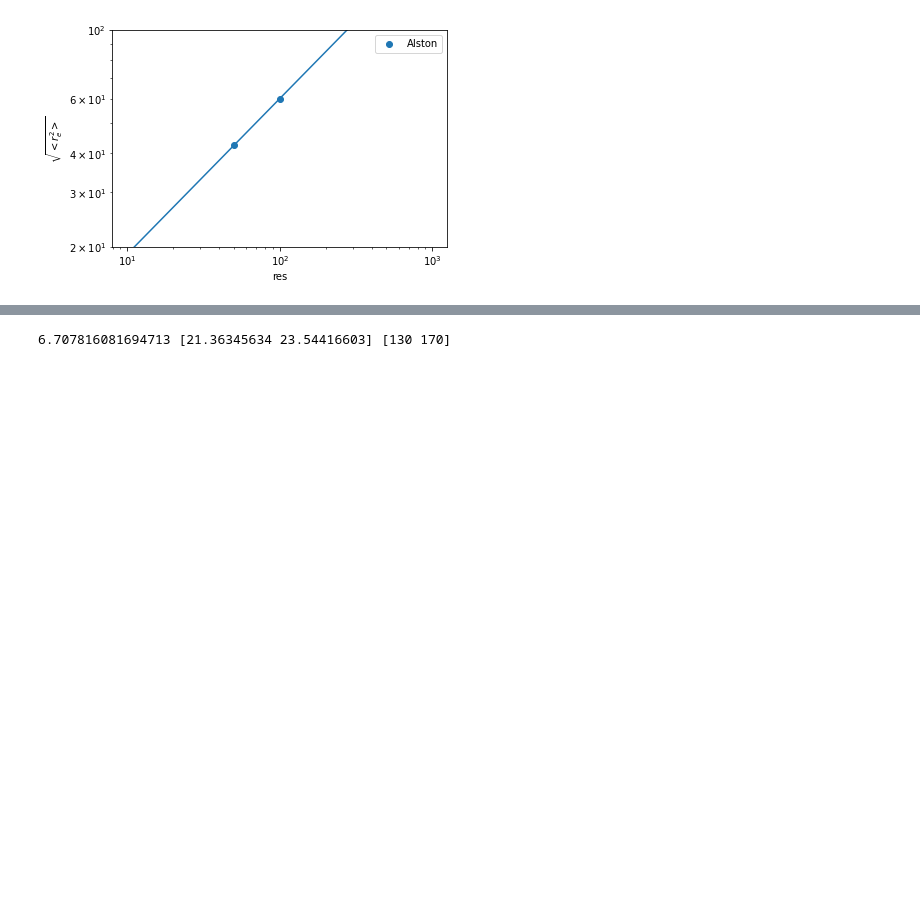
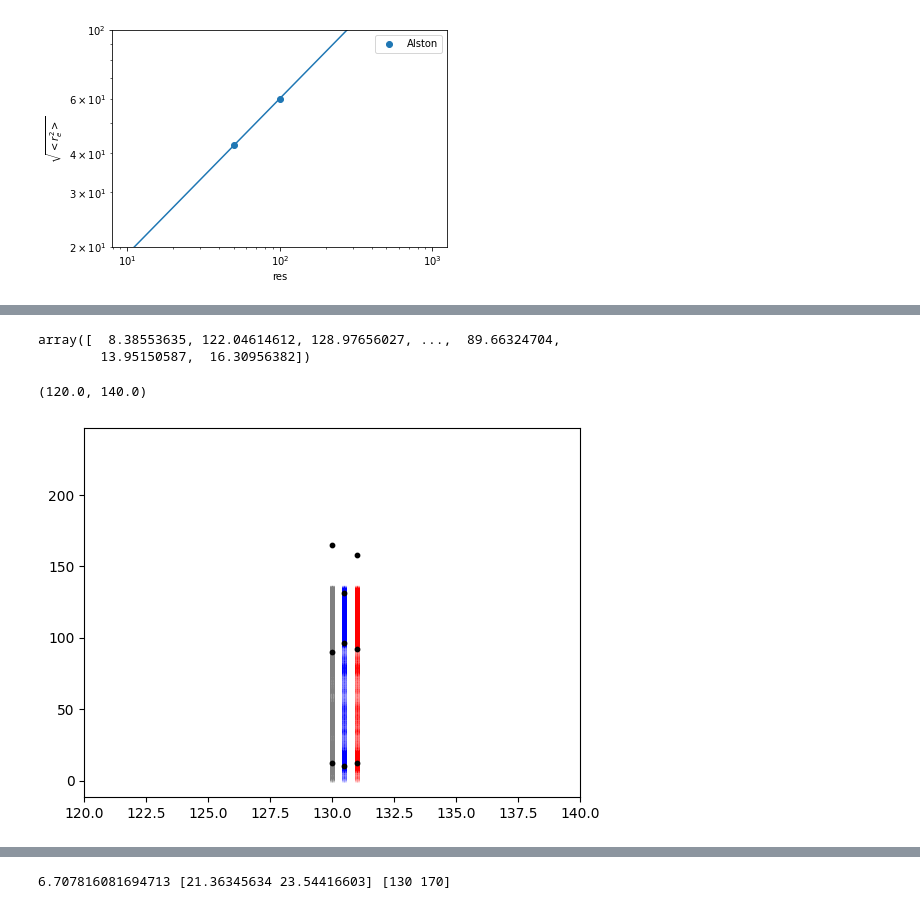
Before and after one commit to huskeypm/foldingML, a Jupyter notebook: ablim.ipynb, the cells around one changed output, grey strips where cells are left out. Drawn from its saved outputs; the diff is of its cells as text; code cells hidden in the pictures; blank space fills up the shorter version.

```diff
--- a/ablim.ipynb
+++ b/ablim.ipynb
@@ -419,0 +559,56 @@ AttributeError: module 'matplotlib.pylab' has no attribute 'set_xrange'
+# %%
+sampled['d']
+# %% [output]
+array([  8.38553635, 122.04614612, 128.97656027, ...,  89.66324704,
+        13.95150587,  16.30956382])
+# %%
+### sim 1 (using rv1, ev1) - Red
+n = 130
+#key = 'd'
+colors = ['gray','blue','red']
+w=0
+for key in sampled.keys():
+
+  data = sampled['d']
+  rv1 = np.zeros([2, np.shape(data)[0]])
+  v = n + w*0.5
+  rv1[0,:] = v
+  rv1[1,:] = data
+  col = colors[w]
+  w+=1
+
+
+  #plt.boxplot(data, positions=[130],whis=[5, 95], showfliers=False)
+
+  # Plot mean of the second dimension for the first data point
+
+  #plt.scatter([rv1[0,0]],[np.mean( rv1[1,:] )],facecolor='red',s=20, label='Mean rv1[1,:]')
+  # Plot mean of the second dimension for the first data point
+  #plt.scatter([rv1[0,0]],[np.mean( rv1[1,:] )],facecolor='red',s=20, label='Mean rv1[1,:]')
+  # Plot all data points with transparency
+  plt.scatter(rv1[0,:],rv1[1,:],facecolor=col,s=10,alpha=0.005, label='rv1 data')
+  sorted_data = np.sort(sampled[key])
+  # Calculate the 5th percentile
+  p5 = np.percentile(sorted_data, 5)
+  # Calculate the 50th percentile
+  p50 = np.percentile(sorted_data, 50)
+  # Calculate the 95th percentile
+  p95 = np.percentile(sorted_data, 95)
+
+  plt.scatter([v,v,v],[p5,p50,p95],facecolor='black',s=10)
+
+  ## extrap'd 1 (using ev1) - Red
+
+
+  ev1 = np.zeros_like( rv1 )
+  ev1[0,:] = 200+w
+  ev1[1,:] = 100 + rv1[1,:]
+  # Plot all extrapolated data points with transparency
+  plt.scatter(ev1[0,:],ev1[1,:],facecolor=col,s=10,alpha=0.005, label='ev1 data')
+  # Plot mean of the second dimension for the first extrapolated data point (white center)
+  plt.scatter([ev1[0,0]],[np.mean( ev1[1,:] )],facecolor='white',edgecolor=col,s=20, label='Mean ev1[1,:]')
+
+plt.xlim([120,140])
+# %% [output]
+(120.0, 140.0)
+[figure, added]
```
Also changed, not shown: parts of 7 cells of this notebook.
